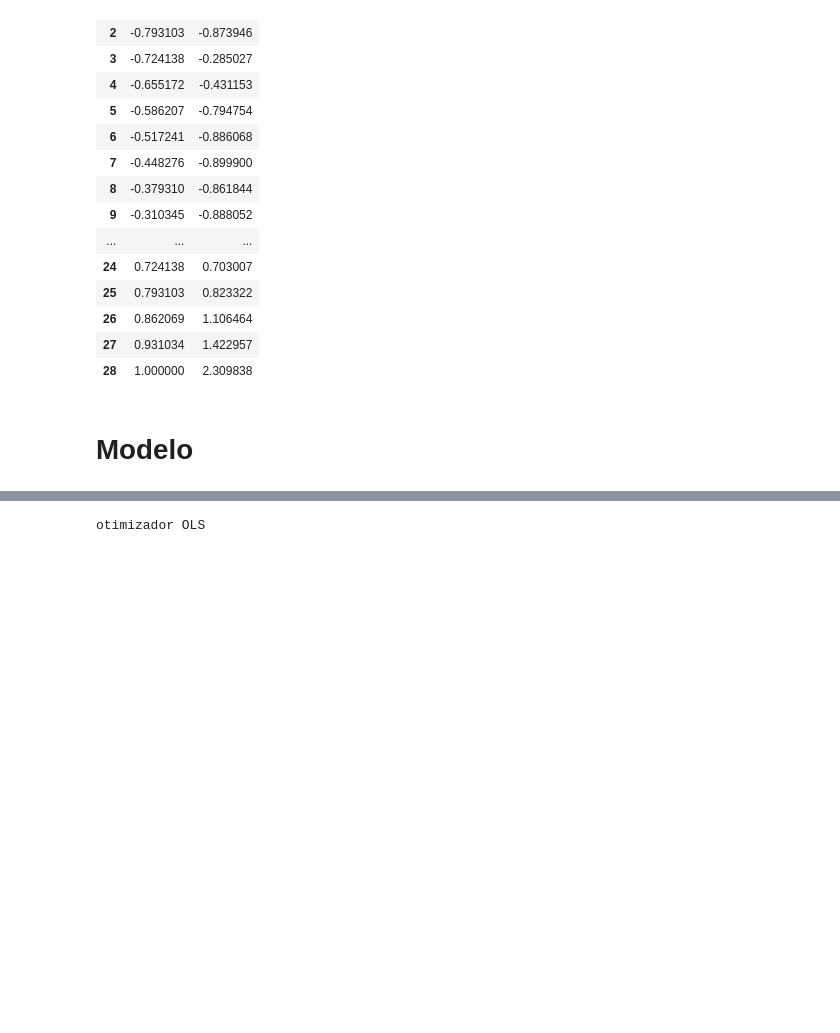
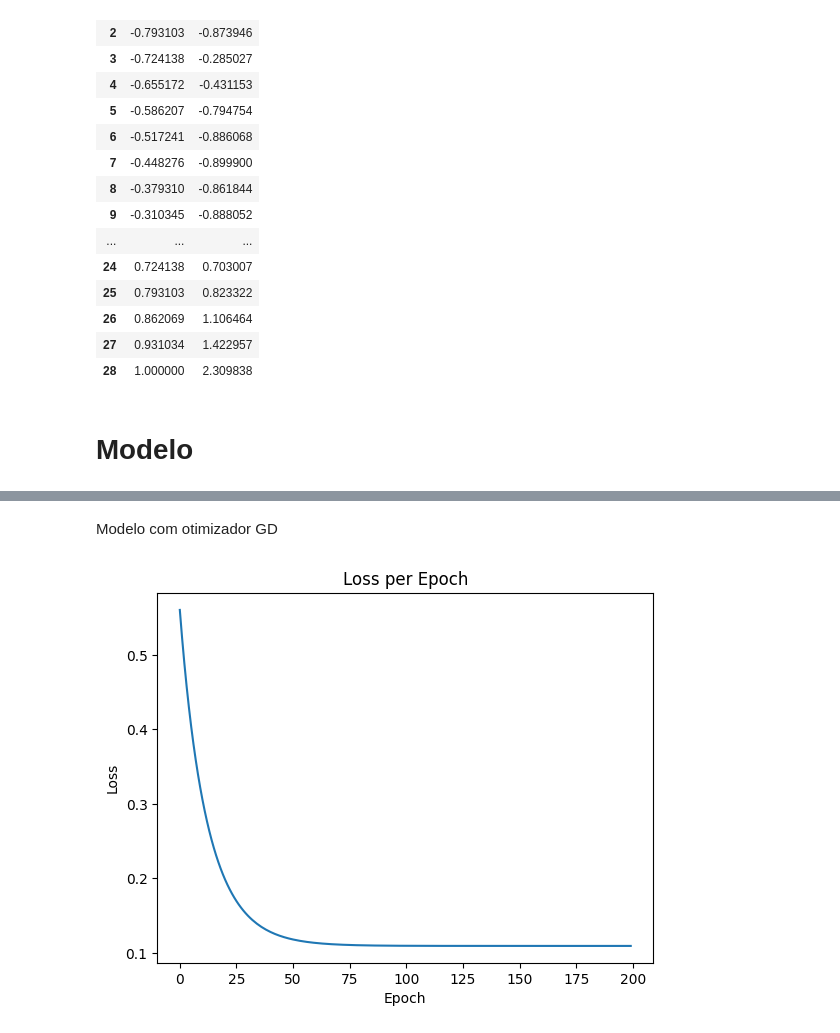
Before and after one commit to J0hnV1ct0r/Rpad, a Jupyter notebook: Regressao_linear.ipynb, the cells around one changed output, grey strips where cells are left out. Saved outputs shown, nothing was run; the diff lists cells and outputs as text; code cells hidden in the pictures; blank space fills up the shorter version.

Commit message:
implementação do otimizador sdg e implementação dos gráficos para os modelos

```diff
--- a/Regressao_linear.ipynb
+++ b/Regressao_linear.ipynb
@@ -85,6 +124,20 @@ class LinearRegression:
+# %%
+train, test = train_test_split(dados, test_size=0.2)
+train = train.reset_index(drop=True)
+test = test.reset_index(drop=True)
+# %% [markdown]
+Modelo com otimizador GD
 # %%
-lr_gd = LinearRegression(opt='OLS')
+lr_gd = LinearRegression(opt='GD')
-# %%
-lr_gd.fit(dados['x'], dados['y'])
-# %% [output]
-otimizador OLS
+# %%
+lr=0.1
+epochs=200
+lr_gd.fit(train['x'], train['y'],lr,epochs)
+# %%
+plt.plot(range(len(lr_gd.losses)), lr_gd.losses)
+plt.xlabel('Epoch')
+plt.ylabel('Loss')
+plt.title('Loss per Epoch')
+plt.show()
+# %% [output]
+[figure, added]
```
Also changed, not shown: parts of 13 cells of this notebook.
